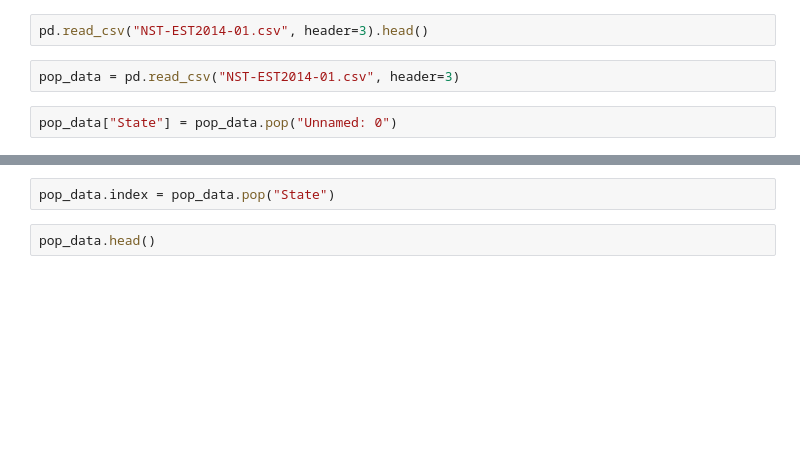
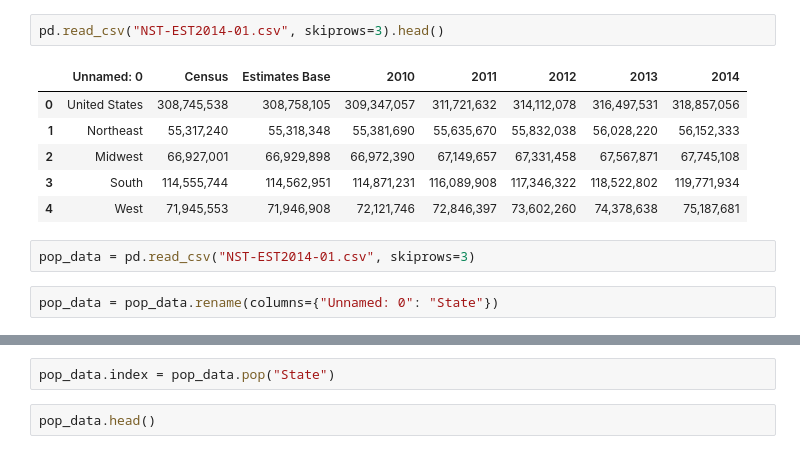
Before and after one commit to tiyd-python-2015-05/curriculum, a Jupyter notebook: data/week4/04 - Cleaning Census Data.ipynb, the cells around one changed output, grey strips where cells are left out. Saved outputs shown, nothing was run; the diff lists cells and outputs as text; blank space fills up the shorter version.

```diff
--- a/data/week4/04 - Cleaning Census Data.ipynb
+++ b/data/week4/04 - Cleaning Census Data.ipynb
@@ -6,8 +27,15 @@ pd.read_csv("NST-EST2014-01.csv").head()
 # %%
-pd.read_csv("NST-EST2014-01.csv", header=3).head()
+pd.read_csv("NST-EST2014-01.csv", skiprows=3).head()
+# %% [output]
+|  | Unnamed: 0 | Census | Estimates Base | 2010 | 2011 | 2012 | 2013 | 2014 |
+| 0 | United States | 308,745,538 | 308,758,105 | 309,347,057 | 311,721,632 | 314,112,078 | 316,497,531 | 318,857,056 |
+| 1 | Northeast | 55,317,240 | 55,318,348 | 55,381,690 | 55,635,670 | 55,832,038 | 56,028,220 | 56,152,333 |
+| 2 | Midwest | 66,927,001 | 66,929,898 | 66,972,390 | 67,149,657 | 67,331,458 | 67,567,871 | 67,745,108 |
+| 3 | South | 114,555,744 | 114,562,951 | 114,871,231 | 116,089,908 | 117,346,322 | 118,522,802 | 119,771,934 |
+| 4 | West | 71,945,553 | 71,946,908 | 72,121,746 | 72,846,397 | 73,602,260 | 74,378,638 | 75,187,681 |
 # %%
-pop_data = pd.read_csv("NST-EST2014-01.csv", header=3)
+pop_data = pd.read_csv("NST-EST2014-01.csv", skiprows=3)
 # %%
-pop_data["State"] = pop_data.pop("Unnamed: 0")
+pop_data = pop_data.rename(columns={"Unnamed: 0": "State"})
 # %%
 pop_data.head()
```
Also changed, not shown: parts of 35 cells of this notebook, 3 other files.
